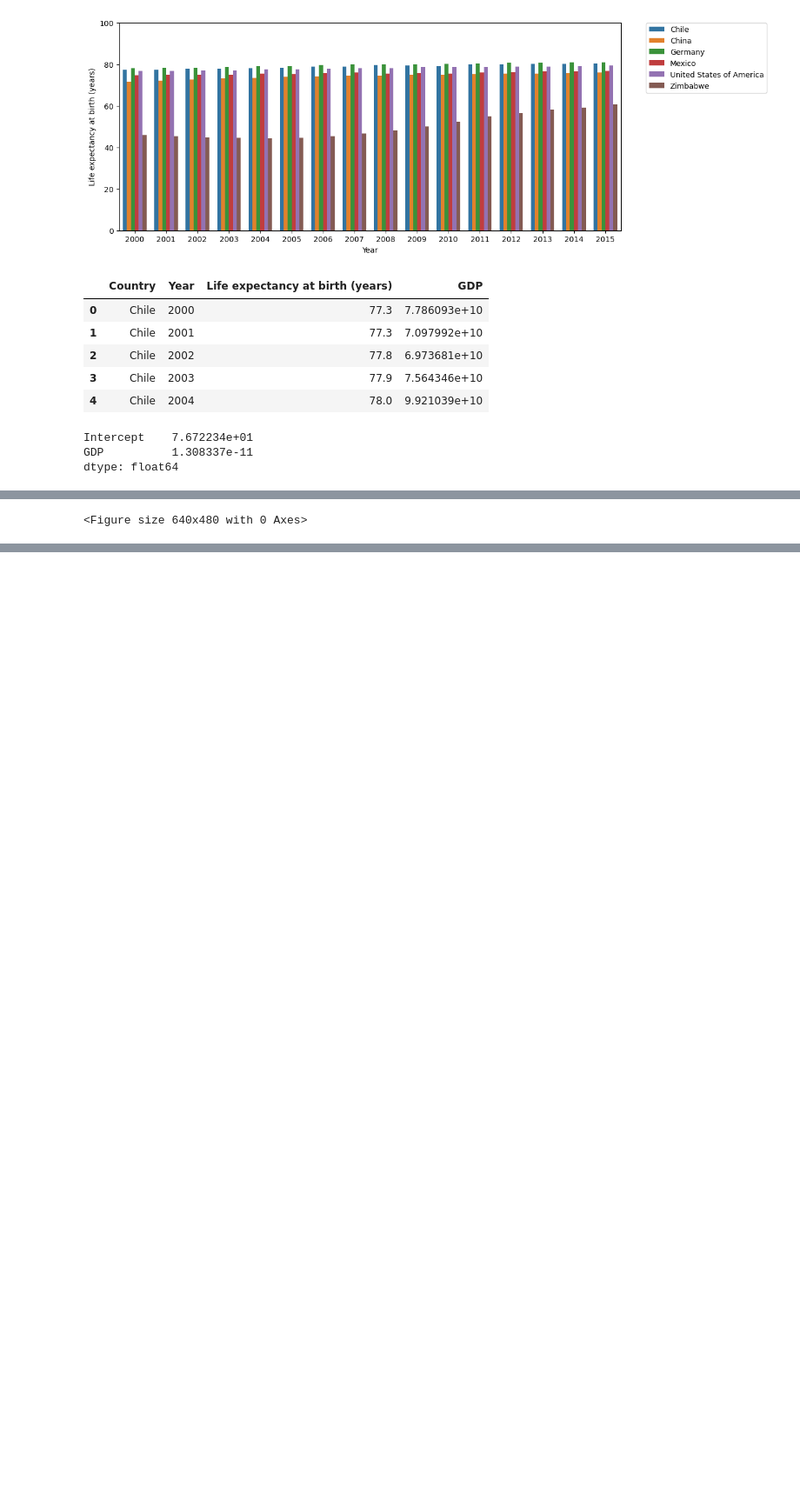
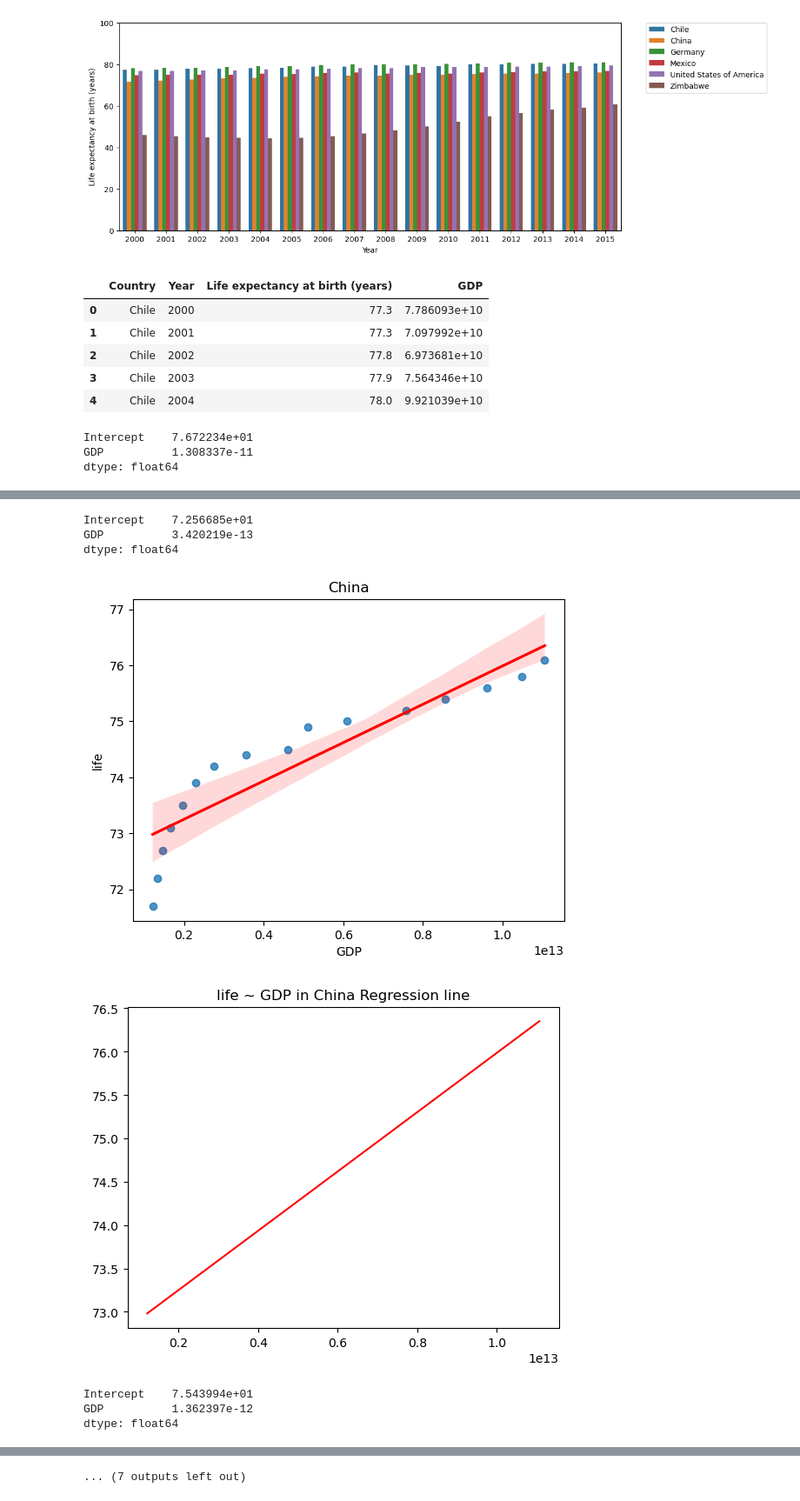
Before and after one commit to Pouria-Zarrin/GDP, a Jupyter notebook: life_expectancy_gdp.ipynb, the cells around one changed output, grey strips where cells are left out. Shown at 87% size. Cells and saved outputs as stored; diff of their text form; code cells hidden in the pictures; blank space fills up the shorter version.

Commit message:
regression lines in a loop

```diff
--- a/life_expectancy_gdp.ipynb
+++ b/life_expectancy_gdp.ipynb
@@ -65,41 +65,48 @@ df.head()
 # %%
 import statsmodels.api as sm
 
 df = df.rename(columns={'Life expectancy at birth (years)': 'life'})
 
+for i in range(len(country_list)):
+    # Create the model here:
 
-# Create the model here:
+    model = sm.OLS.from_formula('life ~ GDP', data = df[df['Country'] == country_list[i]])
 
-model = sm.OLS.from_formula('life ~ GDP', data = df[df['Country'] == 'Chile'])
+    # Fit the model here:
 
-# Fit the model here:
+    results = model.fit()
 
-results = model.fit()
+    # Print the coefficients here:
 
-# Print the coefficients here:
+    print (results.params)
 
-print (results.params)
+    # Define the regression line
+    x_values = np.linspace(df[df['Country'] == country_list[i]]['GDP'].min(), df[df['Country'] == country_list[i]]['GDP'].max(), 100)
+    y_values = results.params[0] + results.params[1] * x_values
 
-# Define the regression line
-x_values = np.linspace(df[df['Country'] == 'Chile']['GDP'].min(), df[df['Country'] == 'Chile']['GDP'].max(), 100)
-y_values = results.params[0] + results.params[1] * x_values
+    # Plot the regression line using Matplotlib
 
-# Plot the regression line using Matplotlib
-
-sns.regplot(y = 'life' , x = 'GDP' , data = df[df['Country'] == 'Chile'] , line_kws={'color': 'red'})
-plt.title('Chile')
-plt.show()
-plt.clf()
+    sns.regplot(y = 'life' , x = 'GDP' , data = df[df['Country'] == country_list[i]] , line_kws={'color': 'red'})
+    plt.title("{}".format(country_list[i]))
+    plt.show()
+    plt.clf()
 
 
-plt.plot(x_values, y_values, color='red', label='Regression line')
-plt.title('life ~ GDP in Chile Regression line')
-plt.show()
-plt.clf()
+    plt.plot(x_values, y_values, color='red', label='Regression line')
+    plt.title('life ~ GDP in {} Regression line'.format(country_list[i]))
+    plt.show()
+    plt.clf()
 # %% [output]
 Intercept    7.672234e+01
 GDP          1.308337e-11
 dtype: float64
 [figure]
 [figure]
-<Figure size 640x480 with 0 Axes>
+Intercept    7.256685e+01
+GDP          3.420219e-13
+dtype: float64
+[figure, added]
+[figure, added]
+Intercept    7.543994e+01
+GDP          1.362397e-12
+dtype: float64
@@ -105,0 +120 @@ dtype: float64
+... (7 outputs left out)
```
Also changed, not shown: parts of 6 cells of this notebook.
